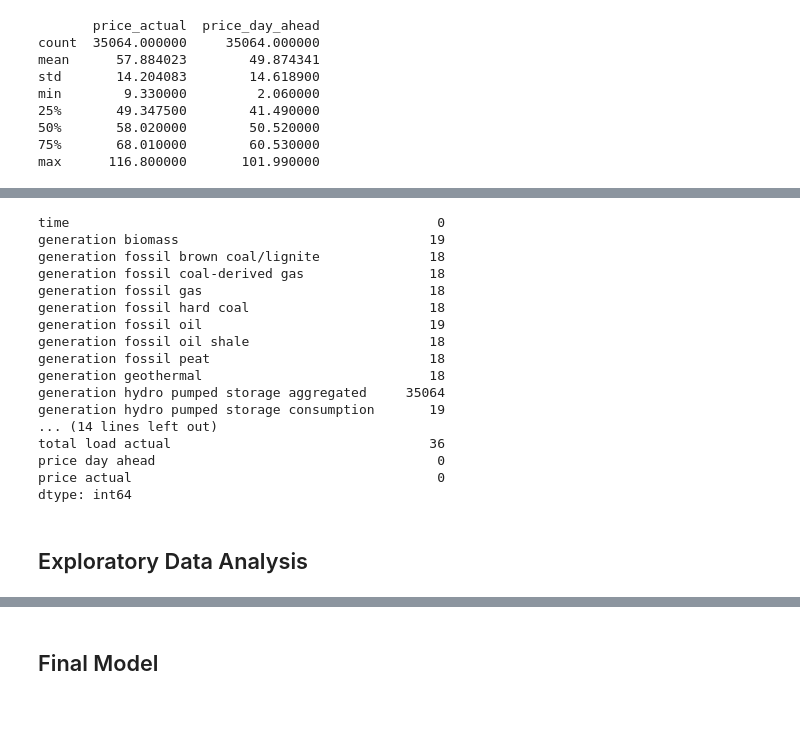
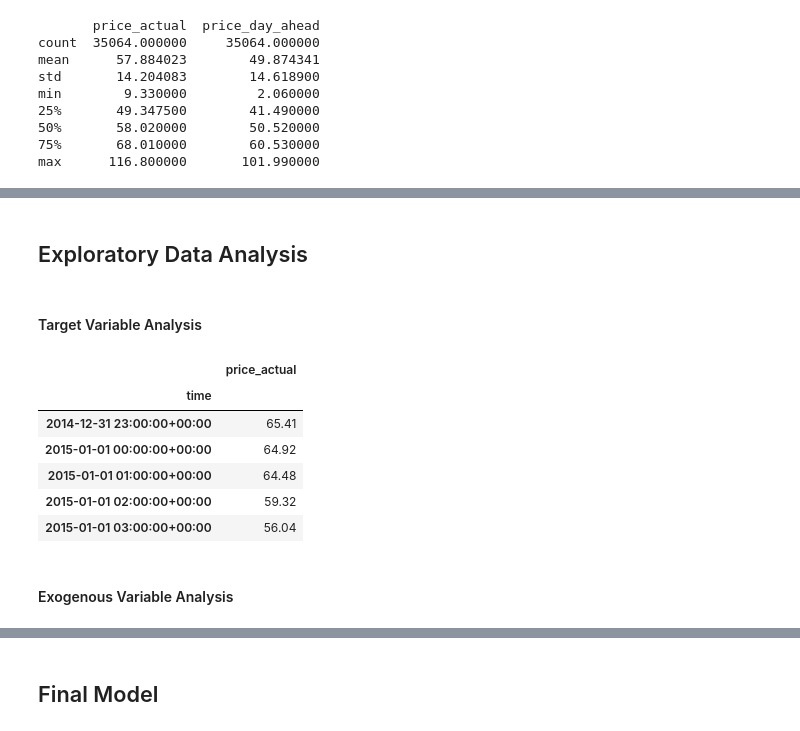
Before and after one commit to MattHendo/Time-Series-Energy-Markets, a Jupyter notebook: Time_Series_Energy_Markets.ipynb, the cells around one changed output, grey strips where cells are left out. Cells and saved outputs as stored; diff of their text form; code cells hidden in the pictures.

```diff
--- a/Time_Series_Energy_Markets.ipynb
+++ b/Time_Series_Energy_Markets.ipynb
@@ -128,24 +130,23 @@ Data columns (total 29 columns):
 dtypes: float64(28), object(1)
 memory usage: 7.8+ MB
-# %%
-data.isna().sum()
-# %% [output]
-time                                               0
-generation biomass                                19
-generation fossil brown coal/lignite              18
-generation fossil coal-derived gas                18
-generation fossil gas                             18
-generation fossil hard coal                       18
-generation fossil oil                             19
-generation fossil oil shale                       18
-generation fossil peat                            18
-generation geothermal                             18
-generation hydro pumped storage aggregated     35064
-generation hydro pumped storage consumption       19
-... (14 lines left out)
-total load actual                                 36
-price day ahead                                    0
-price actual                                       0
-dtype: int64
 # %% [markdown]
 ## Exploratory Data Analysis
+# %% [markdown]
+#### Target Variable Analysis
+# %%
+#the series will be used both in our EDA and later in the modeling process
+data['time'] = pd.to_datetime(data['time'], utc=True)
+
+series = data[["time", "price_actual"]]
+series.set_index('time', inplace=True)
+series.head()
+# %% [output]
+|  | price_actual |
+| time |  |
+| 2014-12-31 23:00:00+00:00 | 65.41 |
+| 2015-01-01 00:00:00+00:00 | 64.92 |
+| 2015-01-01 01:00:00+00:00 | 64.48 |
+| 2015-01-01 02:00:00+00:00 | 59.32 |
+| 2015-01-01 03:00:00+00:00 | 56.04 |
+# %% [markdown]
+#### Exogenous Variable Analysis
```
Also changed, not shown: parts of 12 cells of this notebook.
